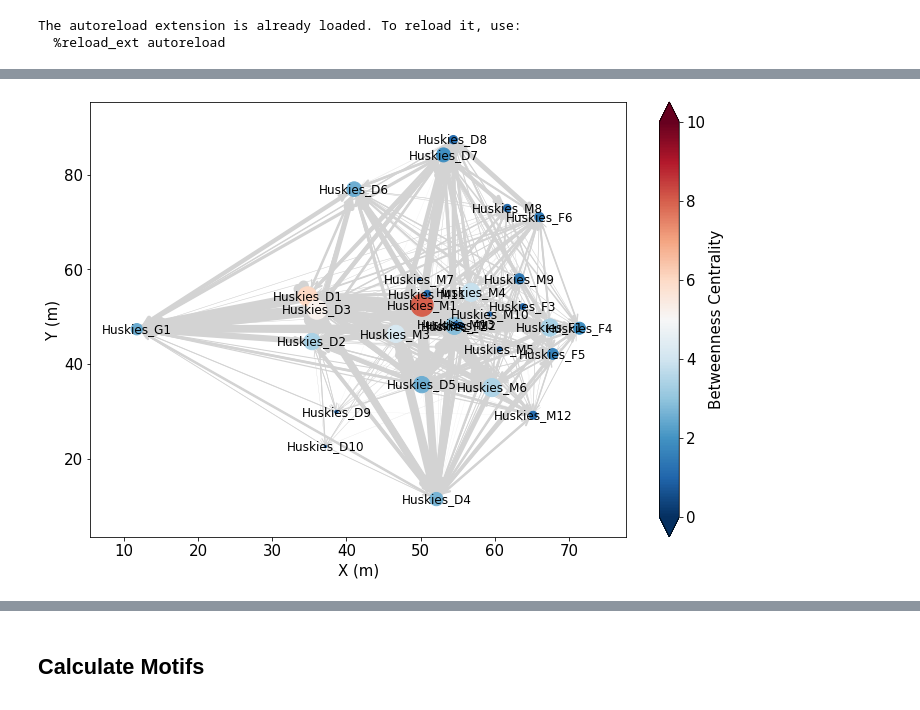
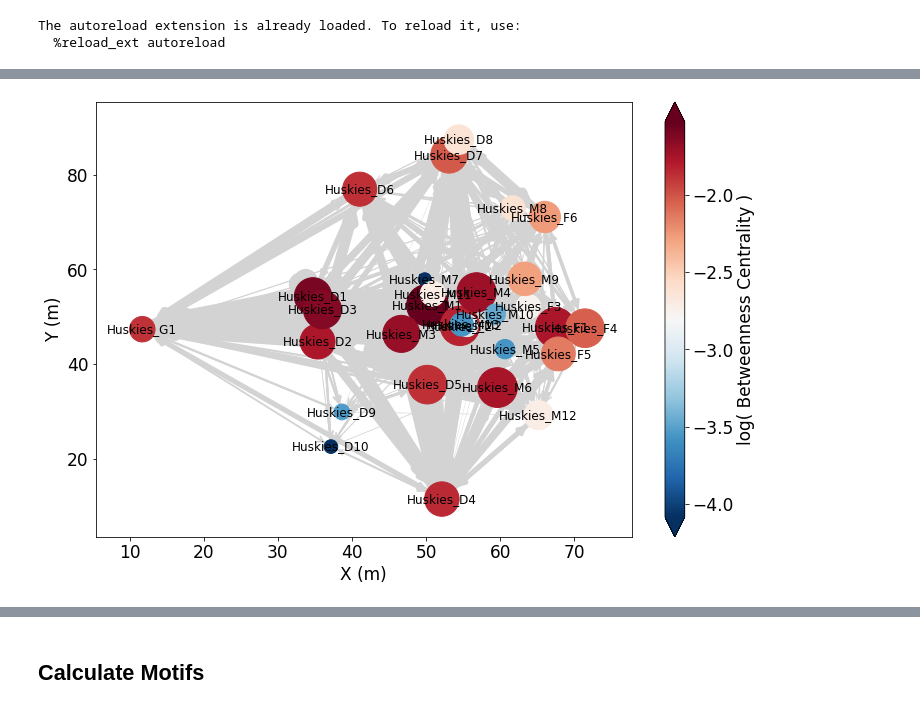
Before and after one commit to AstroJacobLi/FootballTeamStrategy, a Jupyter notebook: Network-Total-Huskies.ipynb, the cells around one changed output, grey strips where cells are left out. Saved outputs shown, nothing was run; the diff lists cells and outputs as text; code cells hidden in the pictures.

```diff
--- a/Network-Total-Huskies.ipynb
+++ b/Network-Total-Huskies.ipynb
@@ -11,11 +11,7 @@ import matplotlib.pyplot as plt
 import networkx as nx
 import utils # local file
 
-#plt.rcParams['figure.dpi'] = 200.0
-#plt.rcParams['figure.facecolor'] = 'w'
-#plt.rcParams['font.family'] = 'serif'
-plt.rcParams['font.size'] = 15.0
-#plt.rcParams['text.usetex'] = False
+plt.rcParams['font.size'] = 17.0
 # %% [output]
 The autoreload extension is already loaded. To reload it, use:
   %reload_ext autoreload
@@ -91,19 +108,33 @@ for edge in H.edges:
 # %%
+#%matplotlib qt
 # Plot the network
 fig, ax = plt.subplots(figsize=(12, 8))
+
+node_size = np.exp(eigen_centrality / np.sort(eigen_centrality)[1])
+node_size = node_size / np.nanmean(node_size) * 1000
+
+node_color = np.log10(between_centrality)
+
+edge_width = np.array(list(weight_dict.values()))
+
 nx.draw_networkx(G, pos, ax=ax,
-                 node_size=np.exp(3 * deg_centrality),
-                 node_color=np.exp(70 * between_centrality),
+                 node_size=node_size,
+                 node_color=node_color,
                  edgelist=list(unidirection_pass.keys()),
-                 width=np.array(list(unidirection_pass.values())) / 10,
-                 edge_color='lightgray', cmap='RdBu_r', vmin=0, vmax=10, arrowsize=15, arrowstyle='->')
+                 width=edge_width,
+                 edge_color='lightgray',
+                 cmap='RdBu_r',
+                 vmin=node_color[~np.isinf(node_color)][-1],
+                 vmax=max(node_color), arrowsize=15, arrowstyle='->')
 ax.set_xlabel('X (m)')
 ax.set_ylabel('Y (m)')
 
-sm = plt.cm.ScalarMappable(cmap='RdBu_r', norm=plt.Normalize(vmin=0, vmax=10))
+sm = plt.cm.ScalarMappable(cmap='RdBu_r', norm=plt.Normalize(vmin=node_color[~np.isinf(node_color)][-1],
+                                                             vmax=max(node_color)))
 cbar = plt.colorbar(sm, ax=ax, extend='both')
-cbar.set_label('Betweenness Centrality')
-#fig.colorbar(neg, ax=ax)
-#, width=edge_passes)
+cbar.set_label('log( Betweenness Centrality )')
+
+#plt.savefig('./all_players_huskies.png', bbox_inches='tight', dpi=150)
+#plt.show()
 # %% [output]
-[figure, old version]
+[figure, new version]
```
Also changed, not shown: parts of 17 cells of this notebook, 4 other files.
